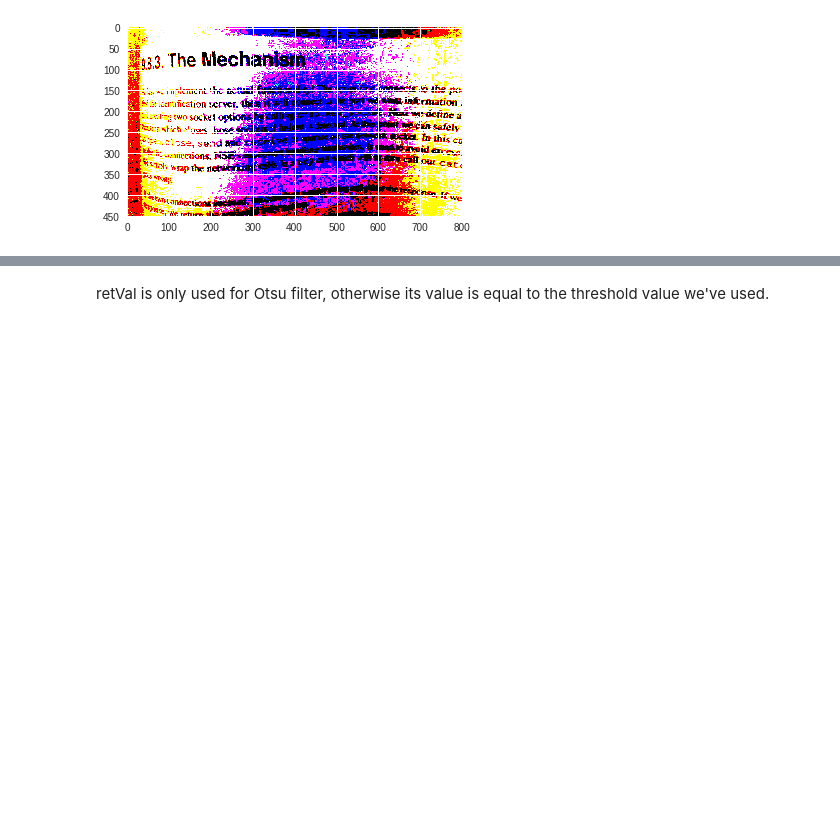
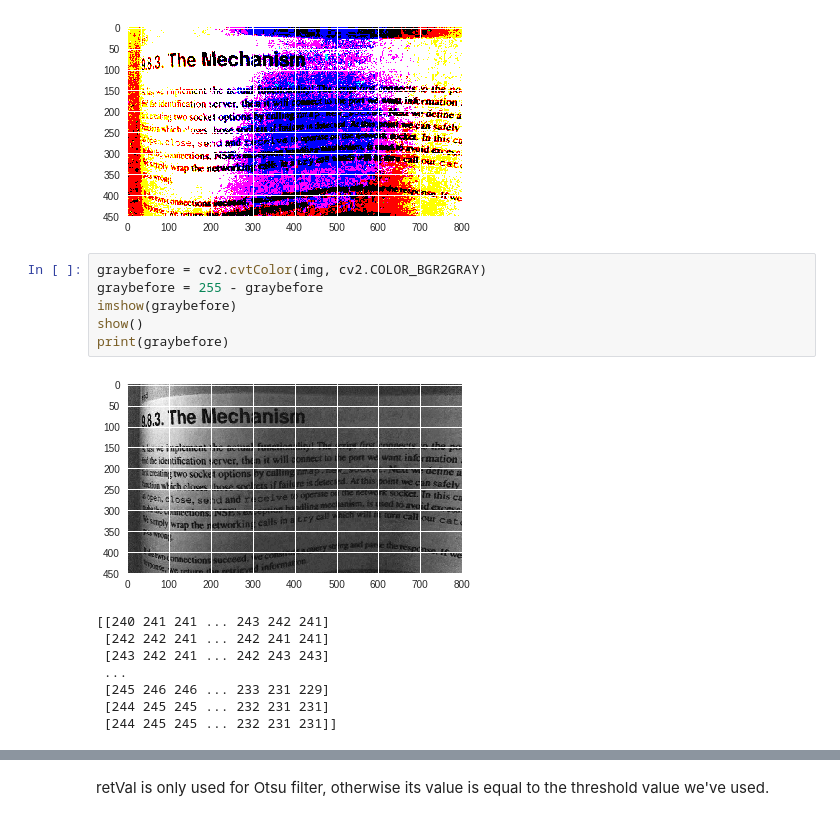
Before and after one commit to saranshkarira/Computer-Vision-Playground, a Jupyter notebook: cv2_playground.ipynb, the cells around one changed output, grey strips where cells are left out. Saved outputs shown, nothing was run; the diff lists cells and outputs as text; blank space fills up the shorter version.

```diff
--- a/cv2_playground.ipynb
+++ b/cv2_playground.ipynb
@@ -274,4 +261,19 @@ imshow(thres)
 show()
 # %% [output]
 [figure]
+# %%
+graybefore = cv2.cvtColor(img, cv2.COLOR_BGR2GRAY)
+graybefore = 255 - graybefore
+imshow(graybefore)
+show()
+print(graybefore)
+# %% [output]
+[figure, added]
+[[240 241 241 ... 243 242 241]
+ [242 242 241 ... 242 241 241]
+ [243 242 241 ... 242 243 243]
+ ...
+ [245 246 246 ... 233 231 229]
+ [244 245 245 ... 232 231 231]
+ [244 245 245 ... 232 231 231]]
 # %%
```
Also changed, not shown: parts of 7 cells of this notebook.
